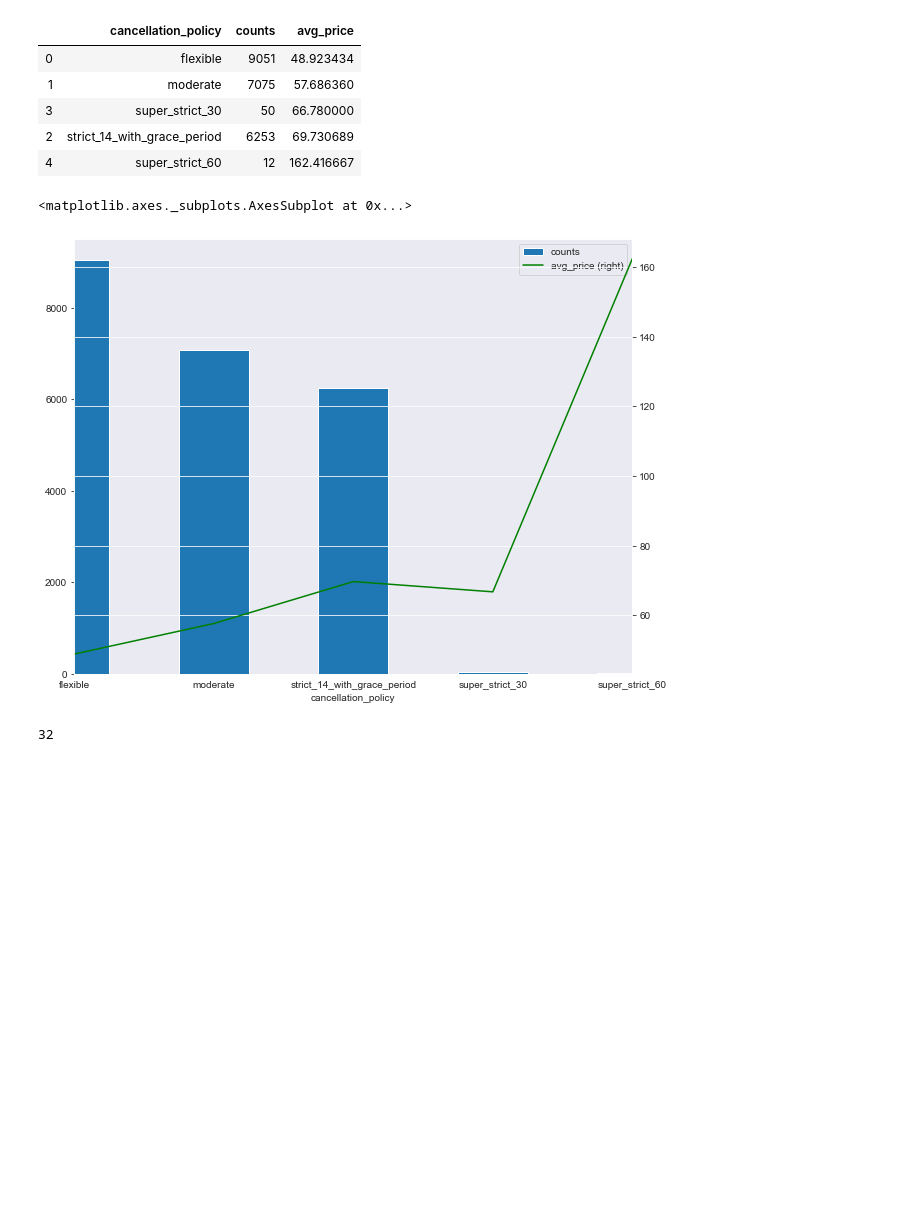
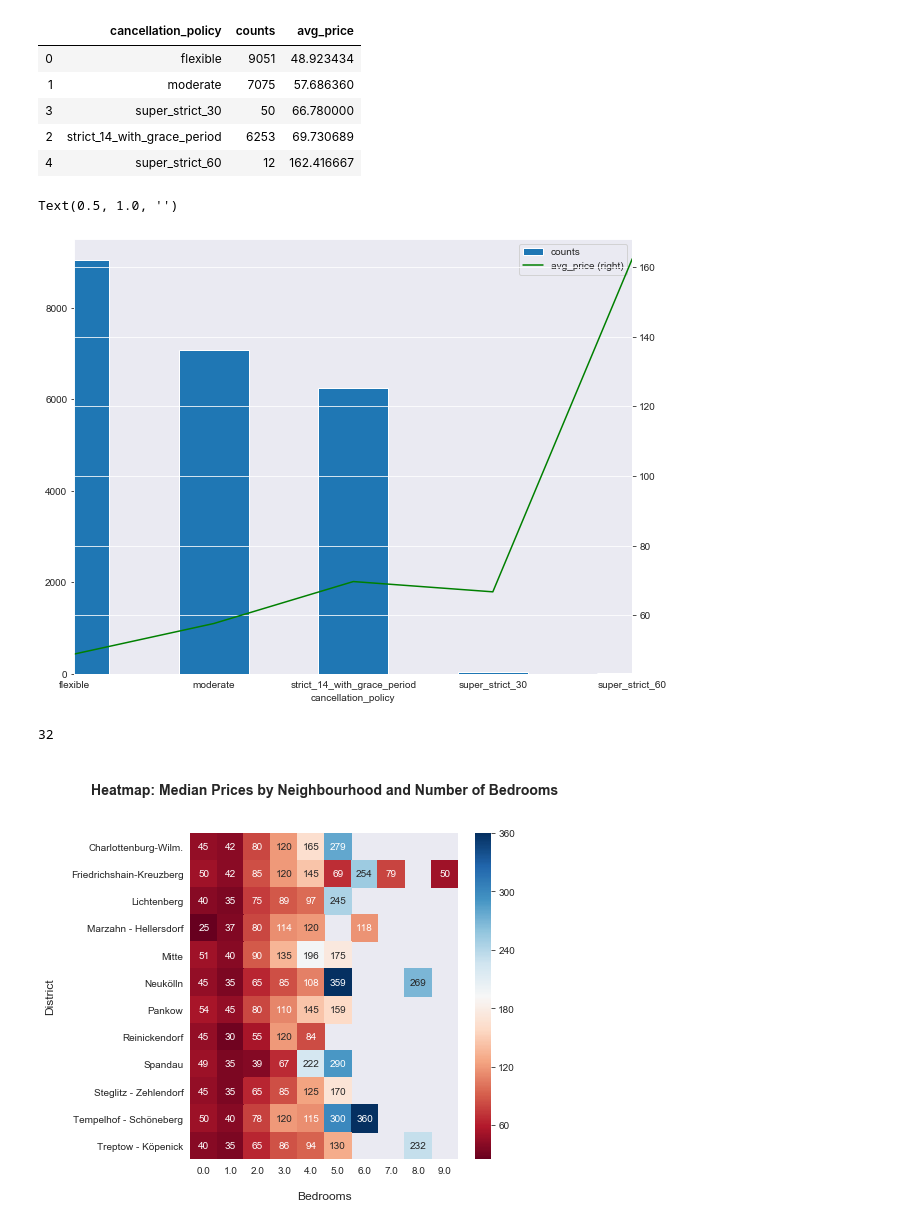
Before and after one commit to Ravi19911992/Springboard, a Jupyter notebook: Capstone_1_project/Capstone_1_project.ipynb, the cells around one changed output. Drawn from its saved outputs; the diff is of its cells as text; code cells hidden in the pictures; blank space fills up the shorter version.

```diff
--- a/Capstone_1_project/Capstone_1_project.ipynb
+++ b/Capstone_1_project/Capstone_1_project.ipynb
@@ -275,7 +275,6 @@ From the above graph, it is evident that the **Entire home/apt** has the highest
 # Using get dummies method to extract the three room types into seperate columns for our model
 
 df_revised_columns = pd.get_dummies(df_revised_columns, columns=['room_type'])
-df_revised_columns.rename(columns={'room_type_Entire home/apt': 'Entire home/apt' , 'room_type_Private room': 'Private room' ,  'room_type_Shared room' : 'Shared room'}, inplace=True)
 df_revised_columns.head(2)
 # %% [output]
 |  | space | description | host_has_profile_pic | neighbourhood_group_cleansed | latitude | longitude | property_type | ... |
@@ -827,9 +827,18 @@ cancellation_policy_plot = cancellation_policy_info.plot(kind = 'bar', x = 'canc
 cancellation_policy_info.plot(x = 'cancellation_policy', y='avg_price', ax= cancellation_policy_plot, secondary_y= True, color='green')
 plt.title('')
 # %% [output]
-<matplotlib.axes._subplots.AxesSubplot at 0x...>
+Text(0.5, 1.0, '')
 [figure]
 # %%
 df_revised_columns['bathrooms'].isna().sum()
 # %% [output]
 32
+# %%
+plt.figure(figsize=(6,6))
+sns.heatmap(df_revised_columns.groupby(['neighbourhood_group_cleansed', 'bedrooms']).price.median().unstack(), cmap='RdBu', annot=True, fmt=".0f")
+
+plt.xlabel('\nBedrooms', fontsize=12)
+plt.ylabel('District\n', fontsize=12)
+plt.title('\nHeatmap: Median Prices by Neighbourhood and Number of Bedrooms\n\n', fontsize=14, fontweight='bold');
+# %% [output]
+[figure, added]
```
Also changed, not shown: parts of 64 cells of this notebook.
